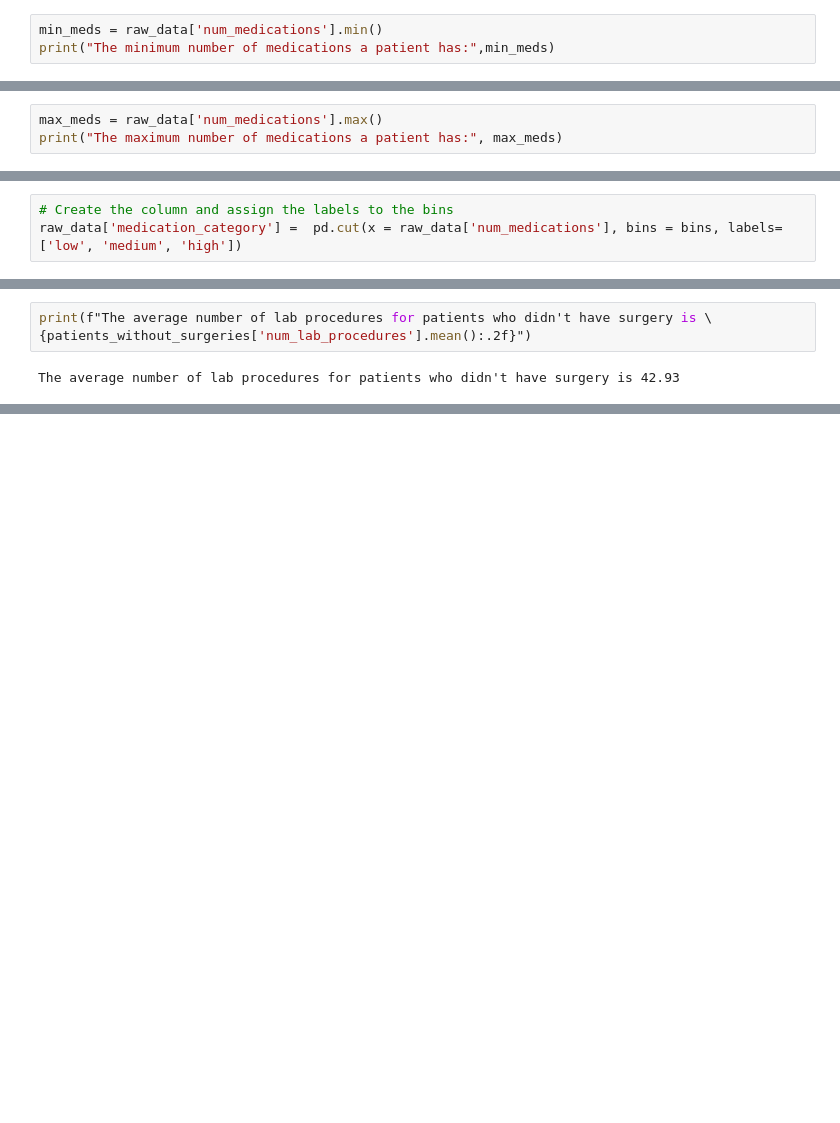
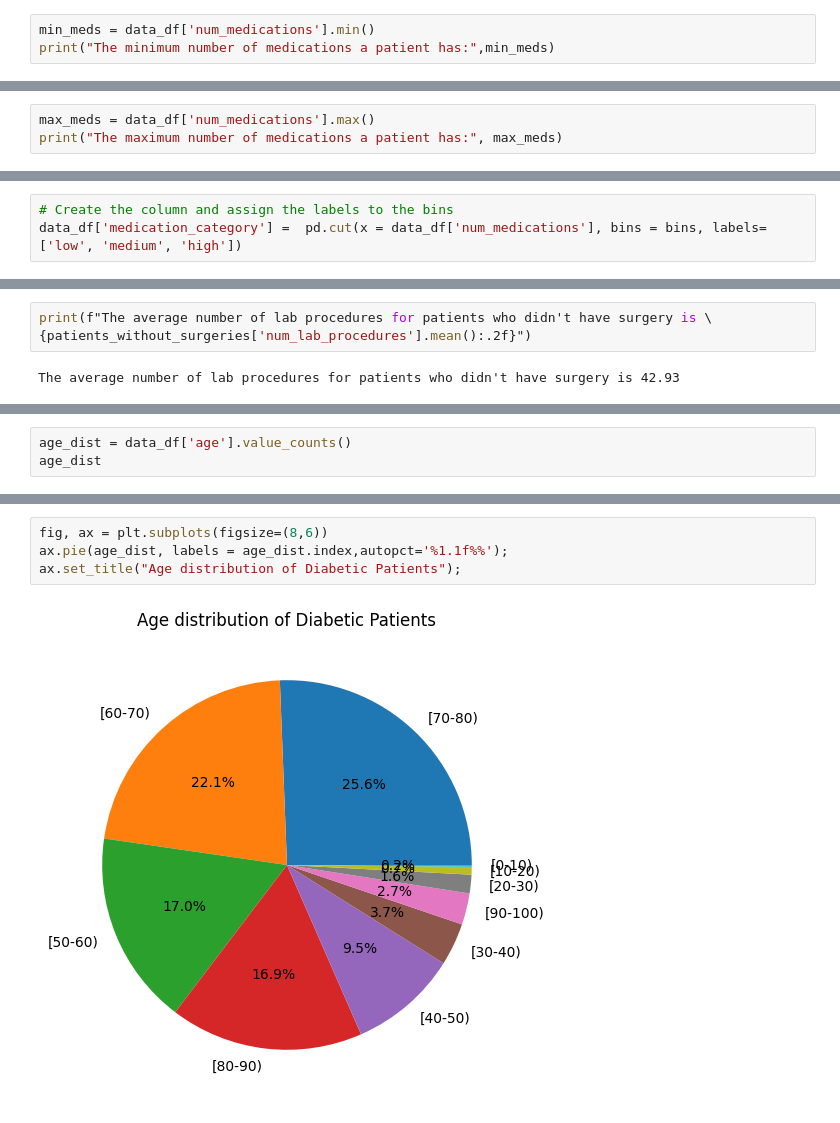
Before and after one commit to Thomas-George-T/Diabetic-Readmission-Exploration, a Jupyter notebook: Forecasting-Diabetic-Readmissions.ipynb, the cells around one changed output, grey strips where cells are left out. Cells and saved outputs as stored; diff of their text form; blank space fills up the shorter version.

```diff
--- a/Forecasting-Diabetic-Readmissions.ipynb
+++ b/Forecasting-Diabetic-Readmissions.ipynb
@@ -176,12 +341,12 @@ The most common race/enthnicity among diabetic patients is Caucasian with the nu
 <h3> 9. Create a new column that categorizes patients based on the number of medications they are taking.</h3>
 For example, create categories like 'Low', 'Medium', and 'High' based on the 'num_medications' column.
 # %%
-min_meds = raw_data['num_medications'].min()
+min_meds = data_df['num_medications'].min()
 print("The minimum number of medications a patient has:",min_meds)
 # %% [output]
 The minimum number of medications a patient has: 1
 # %%
-max_meds = raw_data['num_medications'].max()
+max_meds = data_df['num_medications'].max()
 print("The maximum number of medications a patient has:", max_meds)
 # %% [output]
 The maximum number of medications a patient has: 81
@@ -203,5 +368,5 @@ bins
 [0, 26, 52, 81]
 # %%
 # Create the column and assign the labels to the bins
-raw_data['medication_category'] =  pd.cut(x = raw_data['num_medications'], bins = bins, labels= ['low', 'medium', 'high'])
+data_df['medication_category'] =  pd.cut(x = data_df['num_medications'], bins = bins, labels= ['low', 'medium', 'high'])
 # %%
@@ -240,0 +410,3 @@ The average number of lab procedures for patients who didn't have surgery is 42.
+# %%
+age_dist = data_df['age'].value_counts()
+age_dist
@@ -240,0 +425,6 @@ The average number of lab procedures for patients who didn't have surgery is 42.
+# %%
+fig, ax = plt.subplots(figsize=(8,6))
+ax.pie(age_dist, labels = age_dist.index,autopct='%1.1f%%');
+ax.set_title("Age distribution of Diabetic Patients");
+# %% [output]
+[figure, added]
```
Also changed, not shown: parts of 43 cells of this notebook, 1 other file.
